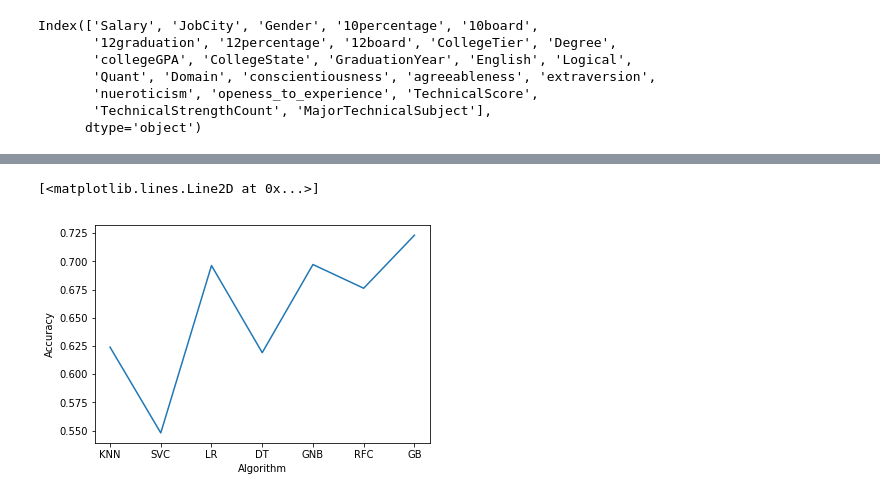
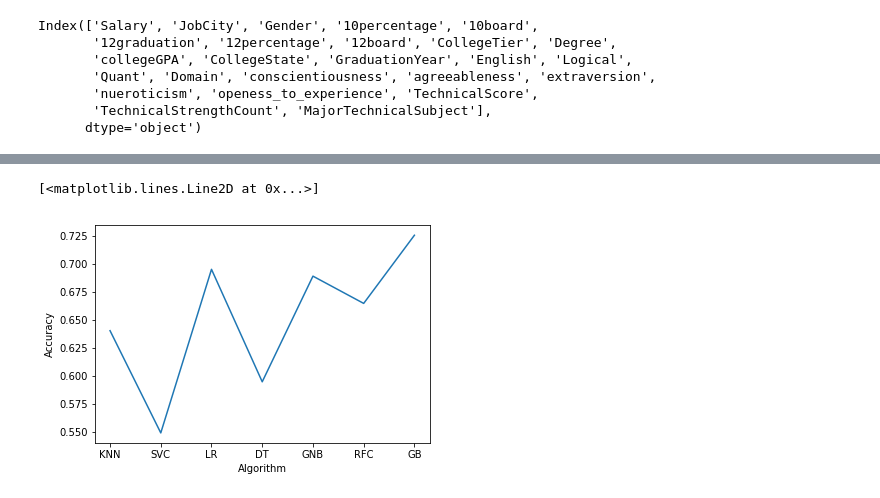
Before and after one commit to yashipro13/Predict-the-Package, a Jupyter notebook: amcat.ipynb, the cells around one changed output, grey strips where cells are left out. Cells and saved outputs as stored; diff of their text form; code cells hidden in the pictures.

Commit message:
kfold validation and train test validation added

```diff
--- a/amcat.ipynb
+++ b/amcat.ipynb
@@ -149,28 +149,3 @@ Gender
 Degree
 CollegeState
 MajorTechnicalSubject
-# %%
-EMPLOYMENT_STATS = pd.read_csv("amcatData.csv")
-gender = {}
-ten_board = {}
-twelve_board = {}
-degree = {}
-college_state = {}
-major_tech_subject = {}
-for col in employment_stats.columns:
-    for i in range(employment_stats.shape[0]):
-        if col == 'Gender':
-            if EMPLOYMENT_STATS[col][i] not in gender.keys():
-                gender[EMPLOYMENT_STATS[col][i]] = employment_stats[col][i]
-        if col == '10board':
-            if EMPLOYMENT_STATS[col][i] not in ten_board.keys():
-                ten_board[EMPLOYMENT_STATS[col][i]] = employment_stats[col][i]
-        if col == '12board':
-            if EMPLOYMENT_STATS[col][i] not in twelve_board.keys():
-                twelve_board[EMPLOYMENT_STATS[col][i]] = employment_stats[col][i]
-        if col == 'Degree':
-            if EMPLOYMENT_STATS[col][i] not in degree.keys():
-                degree[EMPLOYMENT_STATS[col][i]] = employment_stats[col][i]
-        if col == 'CollegeState':
-            if EMPLOYMENT_STATS[col][i] not in college_state.keys():
-                college_state[EMPLOYMENT_STATS[col][i]] = employment_stats[col][i]
@@ -257,6 +229,7 @@ Index(['Salary', 'JobCity', 'Gender', '10percentage', '10board',
       dtype='object')
 # %%
 import numpy as np
+from sklearn.model_selection import train_test_split
 input_feature = ['JobCity', 'Gender', '10percentage', '10board', '12graduation',
        '12percentage', '12board', 'CollegeTier', 'Degree',
        'collegeGPA', 'CollegeState',
@@ -266,6 +239,7 @@ input_feature = ['JobCity', 'Gender', '10percentage', '10board', '12graduation',
        'MajorTechnicalSubject']
 X = employment_stats[input_feature]
 Y = employment_stats.Salary
+X, X_VAL, Y, Y_VAL = train_test_split(X, Y, stratify = employment_stats.Salary, train_size = 0.9, random_state = 0)
 X = np.array(X)
 Y = np.array(Y)
 # %%
@@ -275,7 +248,7 @@ from sklearn.metrics import accuracy_score
 from sklearn.model_selection import StratifiedKFold
 import warnings
 # %%
-k_folds = StratifiedKFold(n_splits = 10)
+k_folds = StratifiedKFold(n_splits = 9)
 # %%
 from sklearn.neighbors import KNeighborsClassifier
 from sklearn.svm import SVC
@@ -297,6 +270,7 @@ modelList.append(('GB', GradientBoostingClassifier()))
 warnings.simplefilter('ignore')
 names = []
 score = []
+score_on_validation = []
 for name, model in modelList:
   names.append(name)
   accuracy = []
@@ -306,6 +280,11 @@ for name, model in modelList:
     model.fit(X_train, Y_train)
     accuracy.append(model.score(X_test, Y_test))
   score.append(sum(accuracy) / len(accuracy))
-table = pd.DataFrame({'Name ': names, 'Score': score})
-print(table)
+  score_on_validation.append(model.score(X_VAL, Y_VAL))
+table_testdata = pd.DataFrame({'Name ': names, 'Score': score})
+table_validation = pd.DataFrame({'Name ': names, 'Score': score_on_validation})
+print("\n Accuracy for test data \n")
+print(table_testdata)
+print("\n Accuracy on validation data \n")
+print(table_validation)
 # %% [output]
@@ -320,7 +308,7 @@ print(table)
 # %%
 plt.xlabel("Algorithm")
 plt.ylabel("Accuracy")
-plt.plot(names, score)
+plt.plot(names, score_on_validation)
 # %% [output]
 [<matplotlib.lines.Line2D at 0x...>]
-[figure, old version]
+[figure, new version]
```
Also changed, not shown: parts of 4 cells of this notebook.
